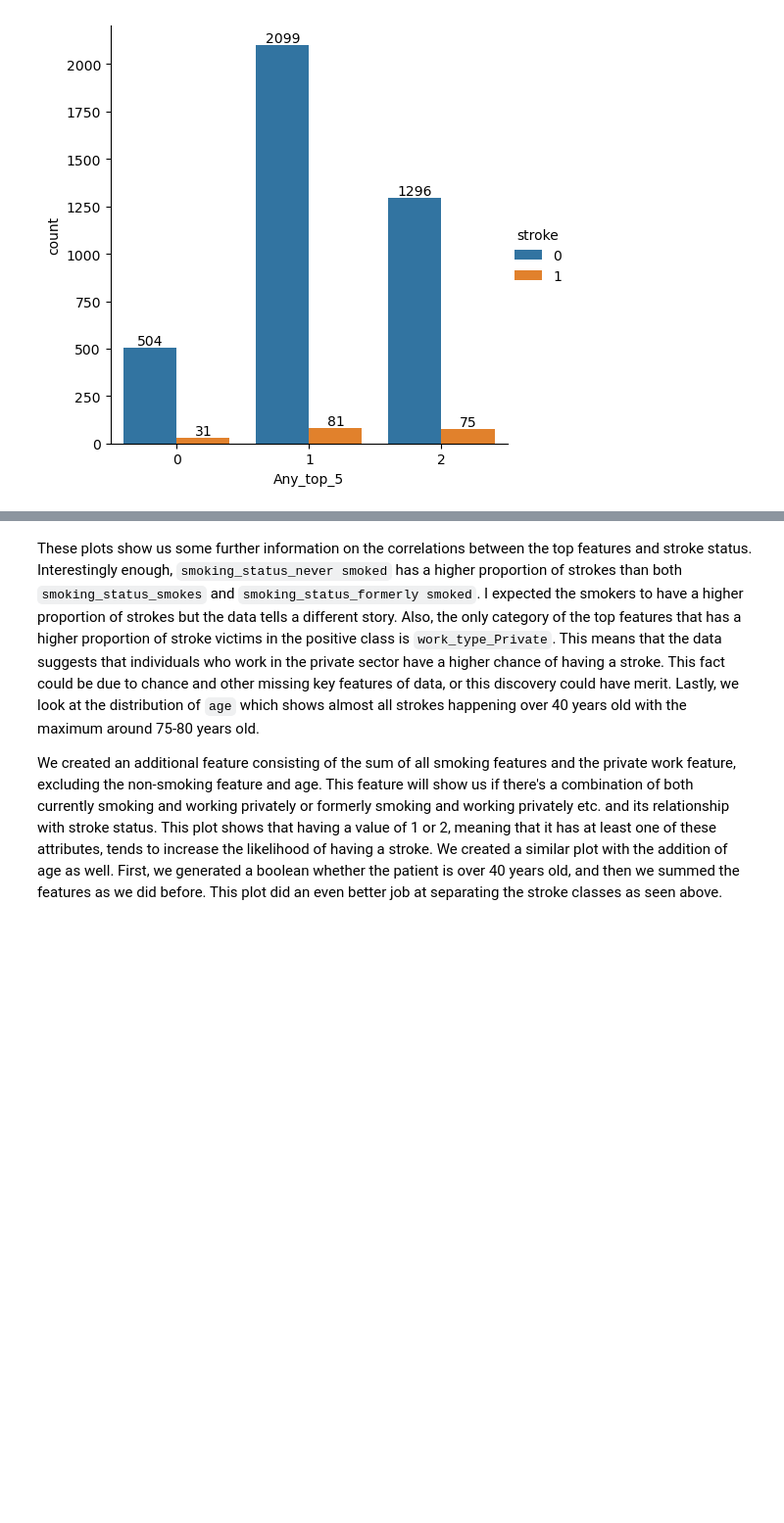
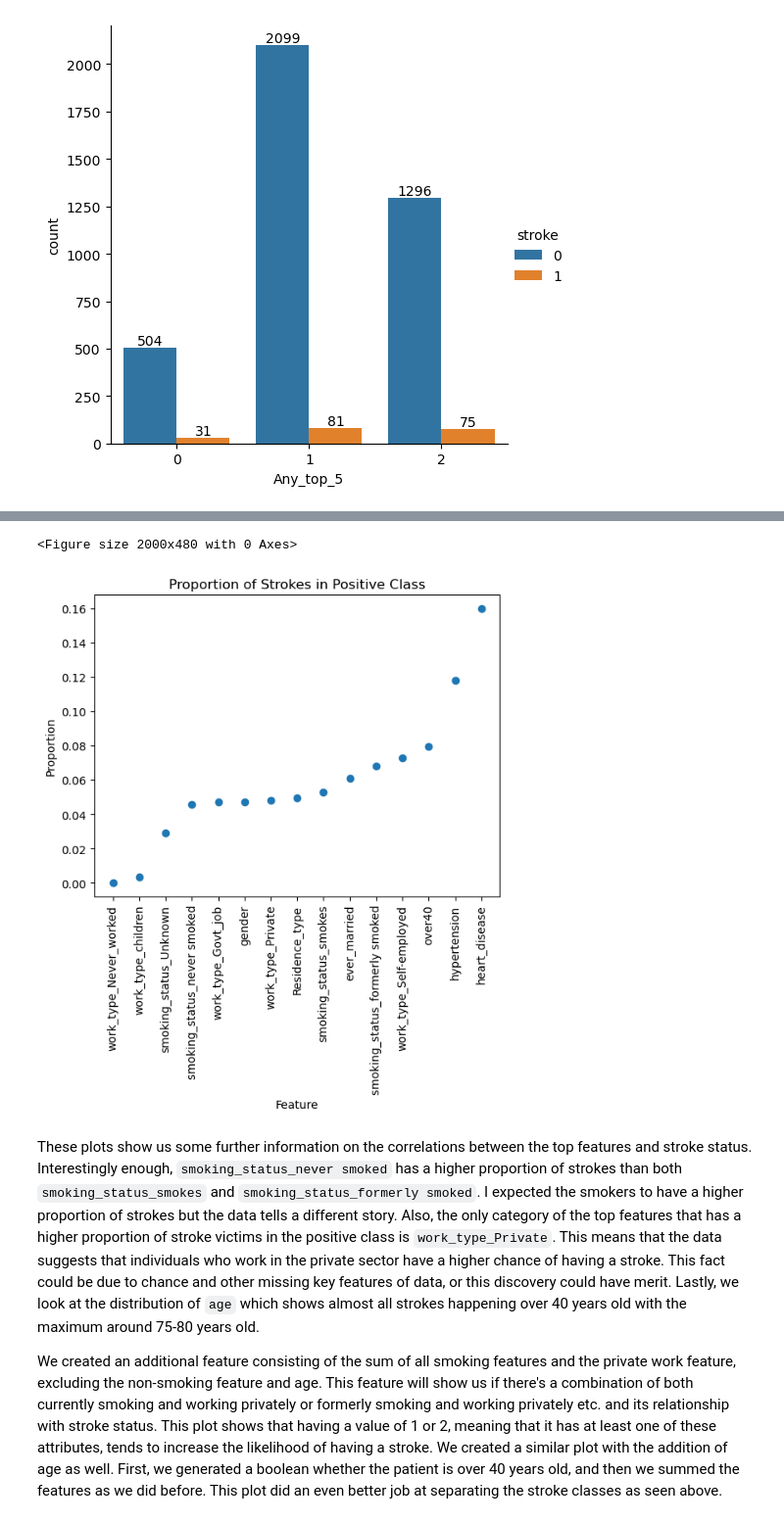
Before and after one commit to tscofield034/Capstone2-StrokePrediction, a Jupyter notebook: Notebooks/data_modeling.ipynb, the cells around one changed output, grey strips where cells are left out. Shown at 98% size. Saved outputs shown, nothing was run; the diff lists cells and outputs as text; code cells hidden in the pictures; blank space fills up the shorter version.

```diff
--- a/Notebooks/data_modeling.ipynb
+++ b/Notebooks/data_modeling.ipynb
@@ -911,0 +912,16 @@ for ax in g.axes.flat:
+# %%
+# calculate proportions
+name = []
+prop = []
+for i in range(len(temp_data.columns)):
+    pos_class = temp_data[temp_data.iloc[:,i]==1]['stroke']
+    stroke_class = sum(pos_class)
+    non_stroke_class = len(pos_class) - sum(pos_class)
+    prop.append(stroke_class/(stroke_class + non_stroke_class))
+    name.append(temp_data.columns[i])
+# %%
+# print proportion df
+prop_df = pd.DataFrame({'Feature':name, 'Proportion':prop})
+prop_df = prop_df.drop([14, 15, 17], axis=0)
+prop_df = prop_df.set_index('Feature')
+prop_df
@@ -912,3 +946,15 @@ for ax in g.axes.flat:
+# %%
+# plot proportion df
+plt.figure().set_figwidth(20)
+prop_df.sort_values('Proportion', ascending=True).plot(y='Proportion', marker='o', linestyle='none')
+plt.xticks(ticks = range(len(prop_df)), labels=prop_df.sort_values('Proportion', ascending=True).index, rotation=90)
+plt.ylabel('Proportion')
+plt.title('Proportion of Strokes in Positive Class')
+plt.legend().remove()
+plt.show()
+# %% [output]
+<Figure size 2000x480 with 0 Axes>
+[figure, added]
 # %% [markdown]
 These plots show us some further information on the correlations between the top features and stroke status. Interestingly enough, <code>smoking_status_never smoked</code> has a higher proportion of strokes than both <code>smoking_status_smokes</code> and <code>smoking_status_formerly smoked</code>. I expected the smokers to have a higher proportion of strokes but the data tells a different story. Also, the only category of the top features that has a higher proportion of stroke victims in the positive class is <code>work_type_Private</code>. This means that the data suggests that individuals who work in the private sector have a higher chance of having a stroke. This fact could be due to chance and other missing key features of data, or this discovery could have merit. Lastly, we look at the distribution of <code>age</code> which shows almost all strokes happening over 40 years old with the maximum around 75-80 years old.
 
```
Also changed, not shown: parts of 24 cells of this notebook, 7 other files.
